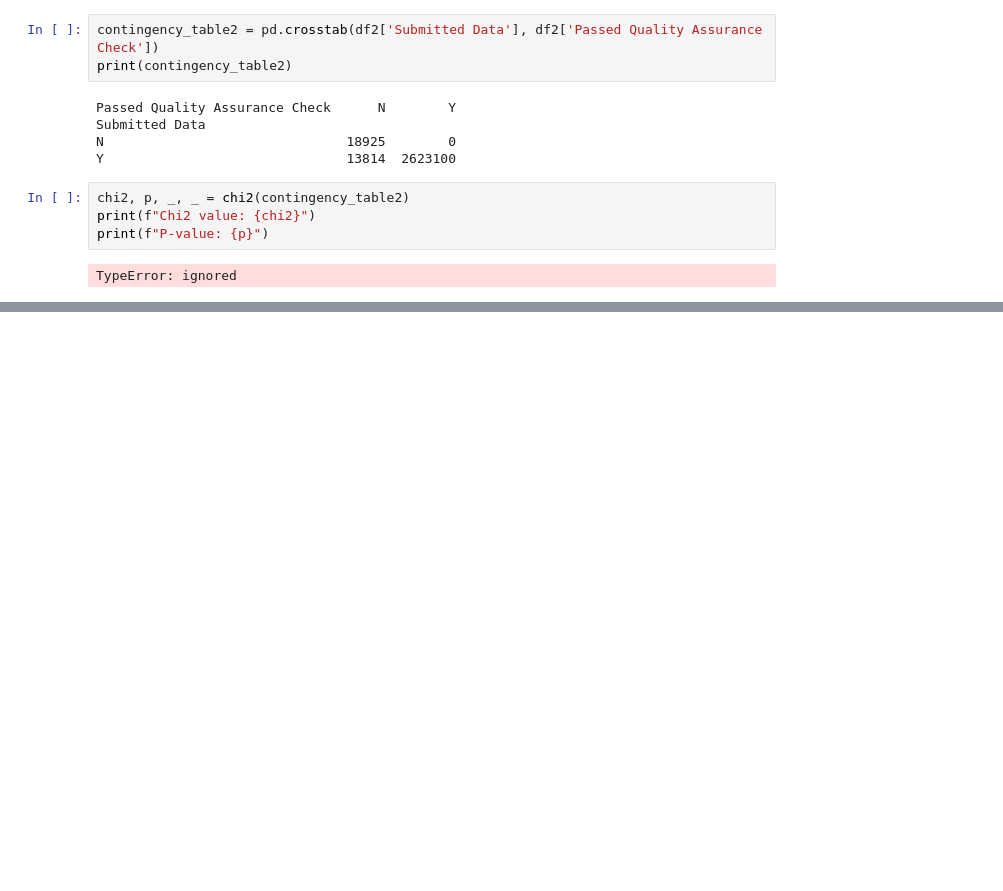
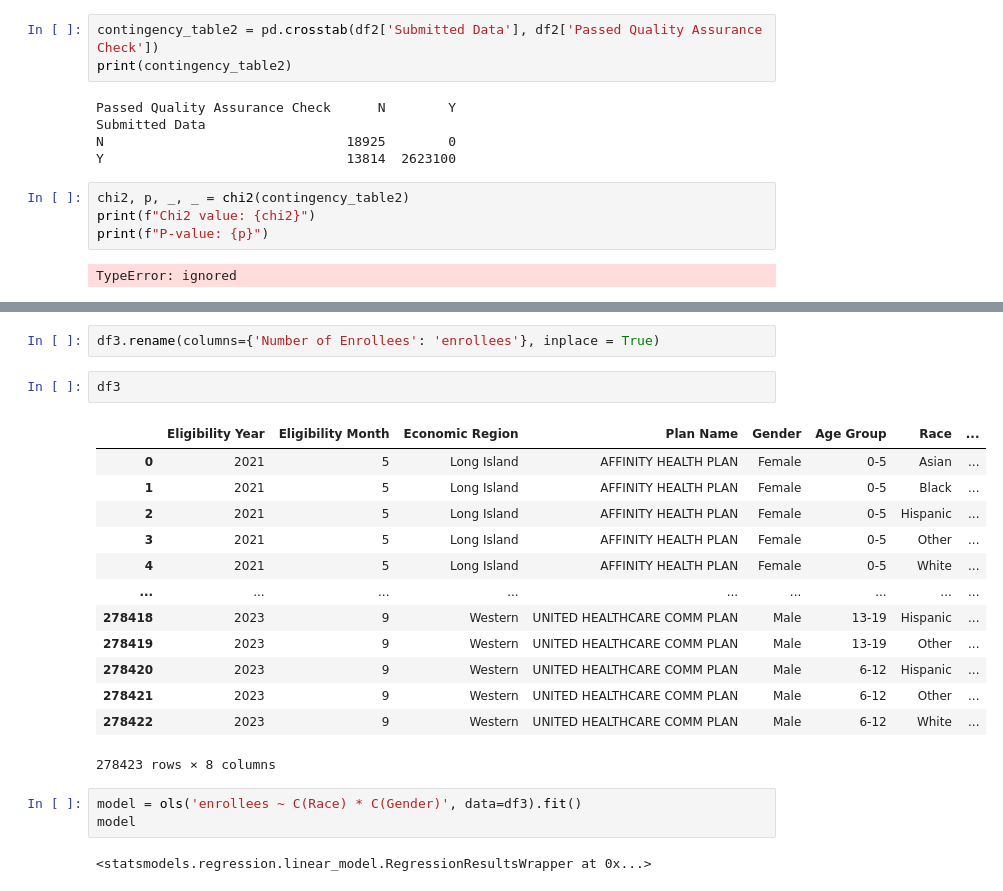
Before and after one commit to jas-tang/datasci_5_statistics, a Jupyter notebook: datasci_5_statistics.ipynb, the cells around one changed output, grey strips where cells are left out. Cells and saved outputs as stored; diff of their text form; blank space fills up the shorter version.

```diff
--- a/datasci_5_statistics.ipynb
+++ b/datasci_5_statistics.ipynb
@@ -142,0 +306,23 @@ TypeError: ignored
+# %%
+df3.rename(columns={'Number of Enrollees': 'enrollees'}, inplace = True)
+# %%
+df3
+# %% [output]
+|  | Eligibility Year | Eligibility Month | Economic Region | Plan Name | Gender | Age Group | Race | ... |
+| 0 | 2021 | 5 | Long Island | AFFINITY HEALTH PLAN | Female | 0-5 | Asian | ... |
+| 1 | 2021 | 5 | Long Island | AFFINITY HEALTH PLAN | Female | 0-5 | Black | ... |
+| 2 | 2021 | 5 | Long Island | AFFINITY HEALTH PLAN | Female | 0-5 | Hispanic | ... |
+| 3 | 2021 | 5 | Long Island | AFFINITY HEALTH PLAN | Female | 0-5 | Other | ... |
+| 4 | 2021 | 5 | Long Island | AFFINITY HEALTH PLAN | Female | 0-5 | White | ... |
+| ... | ... | ... | ... | ... | ... | ... | ... | ... |
+| 278418 | 2023 | 9 | Western | UNITED HEALTHCARE COMM PLAN | Male | 13-19 | Hispanic | ... |
+| 278419 | 2023 | 9 | Western | UNITED HEALTHCARE COMM PLAN | Male | 13-19 | Other | ... |
+| 278420 | 2023 | 9 | Western | UNITED HEALTHCARE COMM PLAN | Male | 6-12 | Hispanic | ... |
+| 278421 | 2023 | 9 | Western | UNITED HEALTHCARE COMM PLAN | Male | 6-12 | Other | ... |
+| 278422 | 2023 | 9 | Western | UNITED HEALTHCARE COMM PLAN | Male | 6-12 | White | ... |
+278423 rows × 8 columns
+# %%
+model = ols('enrollees ~ C(Race) * C(Gender)', data=df3).fit()
+model
+# %% [output]
+<statsmodels.regression.linear_model.RegressionResultsWrapper at 0x...>
```
Also changed, not shown: parts of 22 cells of this notebook.
